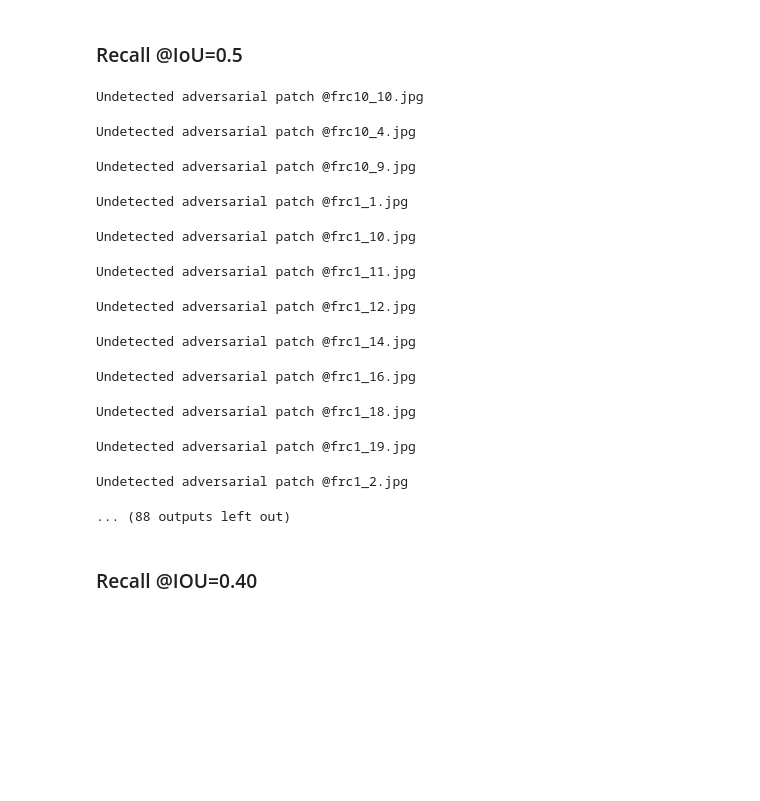
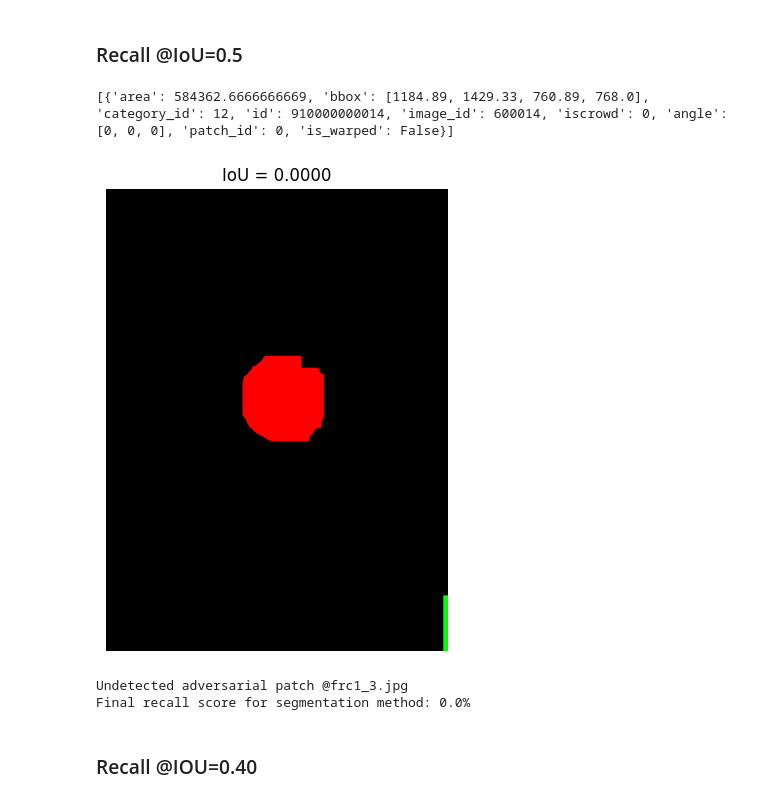
Before and after one commit to corvus-rex/Project-Satanael, a Jupyter notebook: defense_pipeline/FeatureExtraction.ipynb, the cells around one changed output. Saved outputs shown, nothing was run; the diff lists cells and outputs as text; code cells hidden in the pictures; blank space fills up the shorter version.

```diff
--- a/defense_pipeline/FeatureExtraction.ipynb
+++ b/defense_pipeline/FeatureExtraction.ipynb
@@ -16,7 +16,7 @@ TJUDHD_TEST_DIR = os.path.join(ROOT_DIR, 'data', 'tju-dhd', 'patched_random_bigg
 TJUDHD_TEST_LABEL_DIR = os.path.join(ROOT_DIR, 'data', 'tju-dhd', 'patched_random_bigger_test', 'labels')
 SEG_RES_DIR = os.path.join(ROOT_DIR, 'results_segment_grey')
 MASK_RES_DIR = os.path.join(ROOT_DIR, 'results_mask')
-MASK_RES_DIR_APRICOT = os.path.join(ROOT_DIR, 'results_mask_APRICOT')
+MASK_RES_DIR_CD_APRICOT = os.path.join(ROOT_DIR, 'results_cd_grey_test_APRICOT')
 MASK_RES_DIR_ADAPTIVE = os.path.join(ROOT_DIR, 'results_mask_adaptive')
 MASK_RES_DIR_CD = os.path.join(ROOT_DIR, 'results_cd_grey')
 
@@ -24,22 +24,3 @@ MASK_RES_DIR_CD = os.path.join(ROOT_DIR, 'results_cd_grey')
 TJUDHD_TEST_DIR = os.path.join(ROOT_DIR, 'data', 'tju-dhd', 'patched_random_bigger_test', 'images')
 TJUDHD_TEST_LABEL_DIR = os.path.join(ROOT_DIR, 'data', 'tju-dhd', 'patched_random_bigger_test', 'labels')
 MASK_RES_DIR_PAD = os.path.join(ROOT_DIR, 'pad_res')
-# %%
-impath = os.path.join(SEG_RES_DIR, 'frc10_10.jpg_h_t_o_c_o.png')
-img = cv2.imread(impath, cv2.IMREAD_GRAYSCALE)
-_, binary_img = cv2.threshold(img, 0, 255, cv2.THRESH_BINARY)
-
-plt.figure(figsize=(10, 5))
-
-plt.subplot(1, 2, 1)
-plt.title('Original Grayscale')
-plt.imshow(img, cmap='gray')
-plt.axis('off')
-
-plt.subplot(1, 2, 2)
-plt.title('Binary Thresholded (t=0)')
-plt.imshow(binary_img, cmap='gray')
-plt.axis('off')
-
-plt.tight_layout()
-plt.show()
@@ -455,8 +433,9 @@ def calculate_iou(region_mask, bbox, bbox_format="coco", epsilon=1e-8, debug=Fal
         raise ValueError("bbox_format must be either 'coco' or 'yolo'")
 
     # Clip to image boundaries
-    x1, y1 = max(0, x1), max(0, y1)
-    x2, y2 = min(W, x2), min(H, y2)
+    if bbox_format == 'yolo':
+        x1, y1 = max(0, x1), max(0, y1)
+        x2, y2 = min(W, x2), min(H, y2)
 
     bbox_mask = np.zeros_like(region_mask, dtype=np.uint8)
     bbox_mask[y1:y2, x1:x2] = 1
@@ -493,7 +472,7 @@ def calculate_iou(region_mask, bbox, bbox_format="coco", epsilon=1e-8, debug=Fal
 def match_region(region_mask, anns, threshold=0.5, mode='coco'):
     """Check if region matches any annotation (IoU ≥ threshold)."""
     for ann in anns:
-        iou = calculate_iou(region_mask, ann['bbox'], bbox_format=mode, debug=False)
+        iou = calculate_iou(region_mask, ann['bbox'], bbox_format=mode, debug=True)
         # print(iou)
         if iou >= threshold:
             return True
@@ -668,53 +617,44 @@ from tqdm import tqdm
 import shutil
 
 tp = 0
 fn = 0
 
 os.makedirs('false_negs', exist_ok=True)
 
 for fname in tqdm(os.listdir(APRICOT_TEST_DIR), desc="Evaluating images"):
-    if not fname.endswith('.jpg'):
+    if not fname.endswith('frc1_3.jpg'):
         continue
     try:
-        mask_path = os.path.join(MASK_RES_DIR_APRICOT, f'{fname}_h_t_o_c_o.png')
+        mask_path = os.path.join(MASK_RES_DIR_CD_APRICOT, f'{fname}_cd_thresh.png')
         mask = cv2.imread(mask_path, cv2.IMREAD_GRAYSCALE)
         mask = (mask > 0).astype(np.uint8)
     except:
         continue
 
     annot_path = os.path.join(ROOT_DIR, 'data', 'APRICOTv1.0', 'Annotations', "coco_apricot_annotations_test.json")
     t_tp, t_fn = tally_true_positive(
         coco_annotation_path=annot_path,
         image_filename=fname,
         category_id=12,
         mask=mask,
         threshold=0.5
     )
     if t_fn > 0:
         print(f"Undetected adversarial patch @{fname}")
-        src = os.path.join(ROOT_DIR, 'masked_APRICOT', fname)
-        try:
-            shutil.copy(src, 'false_negs')
-        except:
-            pass
+        # src = os.path.join(ROOT_DIR, 'masked_APRICOT', fname)
+        # try:
+        #     shutil.copy(src, 'false_negs')
+        # except:
+        #     pass
     tp += t_tp
     fn += t_fn
 
 print(f"Final recall score for segmentation method: {(tp/(tp+fn))*100}%")
 # %% [output]
-Undetected adversarial patch @frc10_10.jpg
+[{'area': 584362.6666666669, 'bbox': [1184.89, 1429.33, 760.89, 768.0], 'category_id': 12, 'id': 910000000014, 'image_id': 600014, 'iscrowd': 0, 'angle': [0, 0, 0], 'patch_id': 0, 'is_warped': False}]
+[figure, added]
-Undetected adversarial patch @frc10_4.jpg
+Undetected adversarial patch @frc1_3.jpg
+Final recall score for segmentation method: 0.0%
-Undetected adversarial patch @frc10_9.jpg
-Undetected adversarial patch @frc1_1.jpg
-Undetected adversarial patch @frc1_10.jpg
-Undetected adversarial patch @frc1_11.jpg
-Undetected adversarial patch @frc1_12.jpg
-Undetected adversarial patch @frc1_14.jpg
-Undetected adversarial patch @frc1_16.jpg
-Undetected adversarial patch @frc1_18.jpg
-Undetected adversarial patch @frc1_19.jpg
-Undetected adversarial patch @frc1_2.jpg
-... (88 outputs left out)
 # %% [markdown]
 ### Recall @IOU=0.40
 # %%
```
Also changed, not shown: parts of 3 cells of this notebook, 6 other files.
